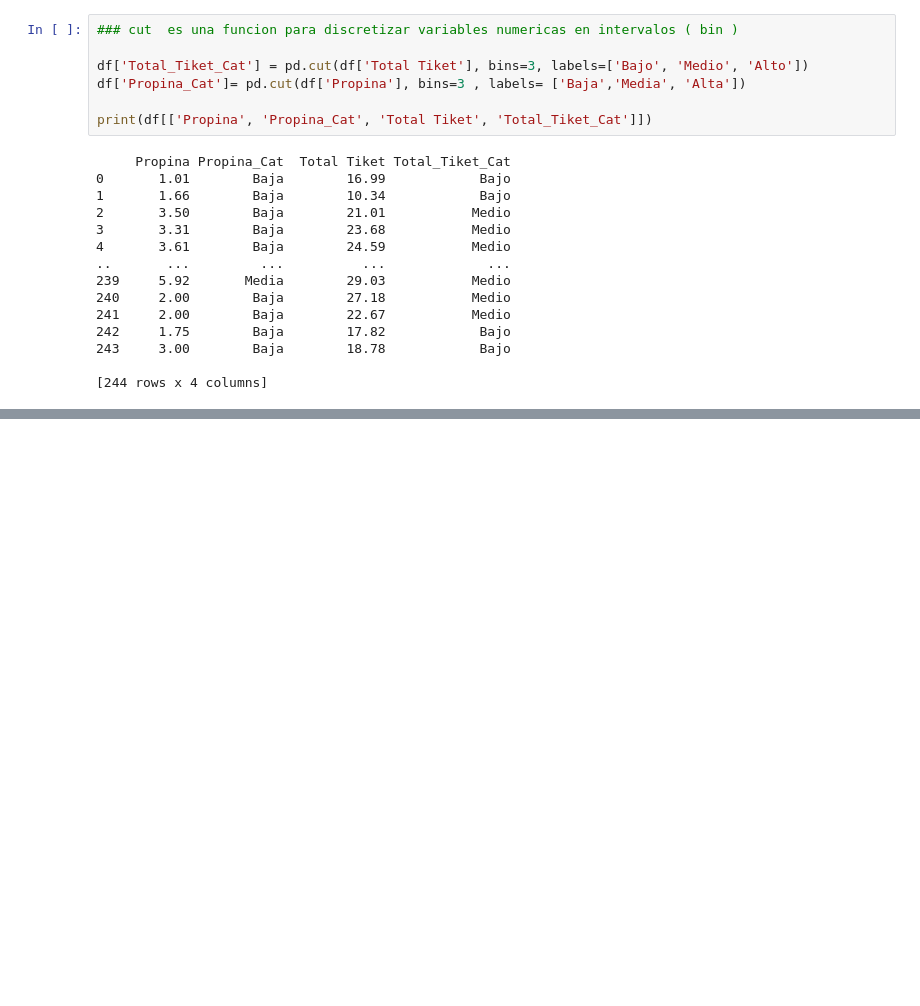
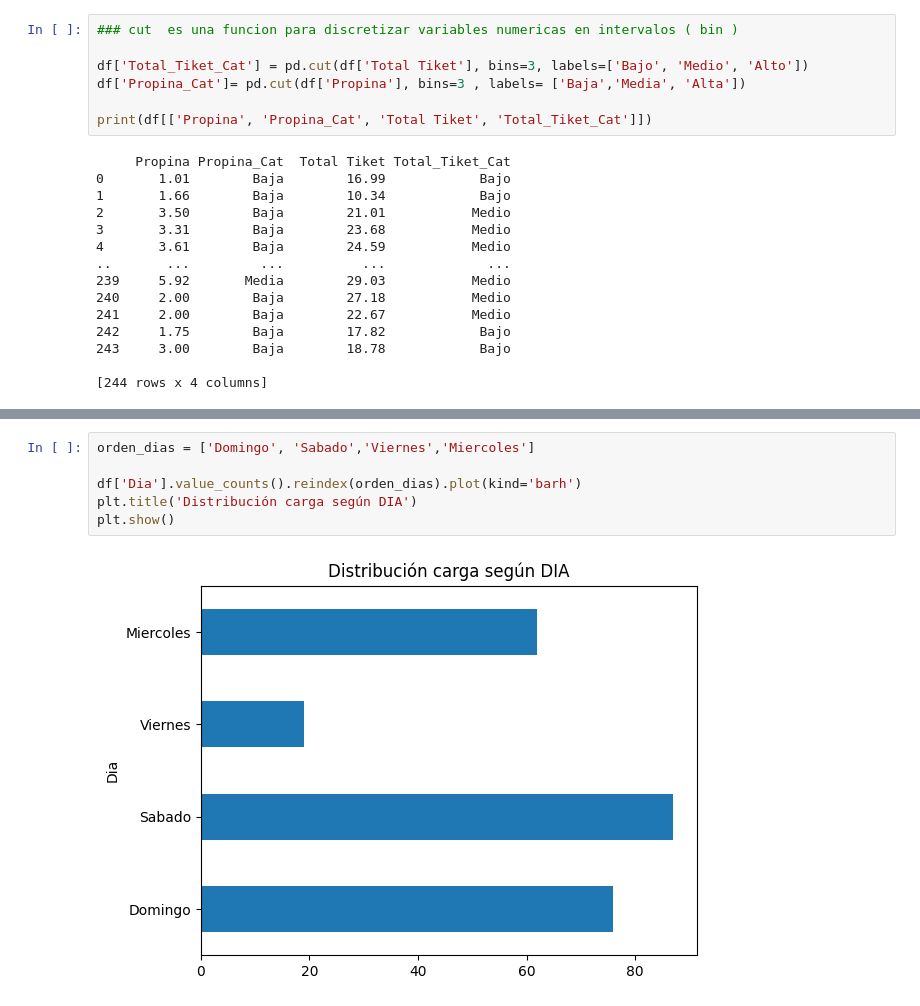
Before and after one commit to MarcoCasSir/LaboratorioDataScience, a Jupyter notebook: act3/tips_marco_casati.ipynb, the cells around one changed output, grey strips where cells are left out. Cells and saved outputs as stored; diff of their text form; blank space fills up the shorter version.

```diff
--- a/act3/tips_marco_casati.ipynb
+++ b/act3/tips_marco_casati.ipynb
@@ -376,0 +557,8 @@ print(df[['Propina', 'Propina_Cat', 'Total Tiket', 'Total_Tiket_Cat']])
+# %%
+orden_dias = ['Domingo', 'Sabado','Viernes','Miercoles']
+
+df['Dia'].value_counts().reindex(orden_dias).plot(kind='barh')
+plt.title('Distribución carga según DIA')
+plt.show()
+# %% [output]
+[figure, added]
```
Also changed, not shown: parts of 47 cells of this notebook, 10 other files.
